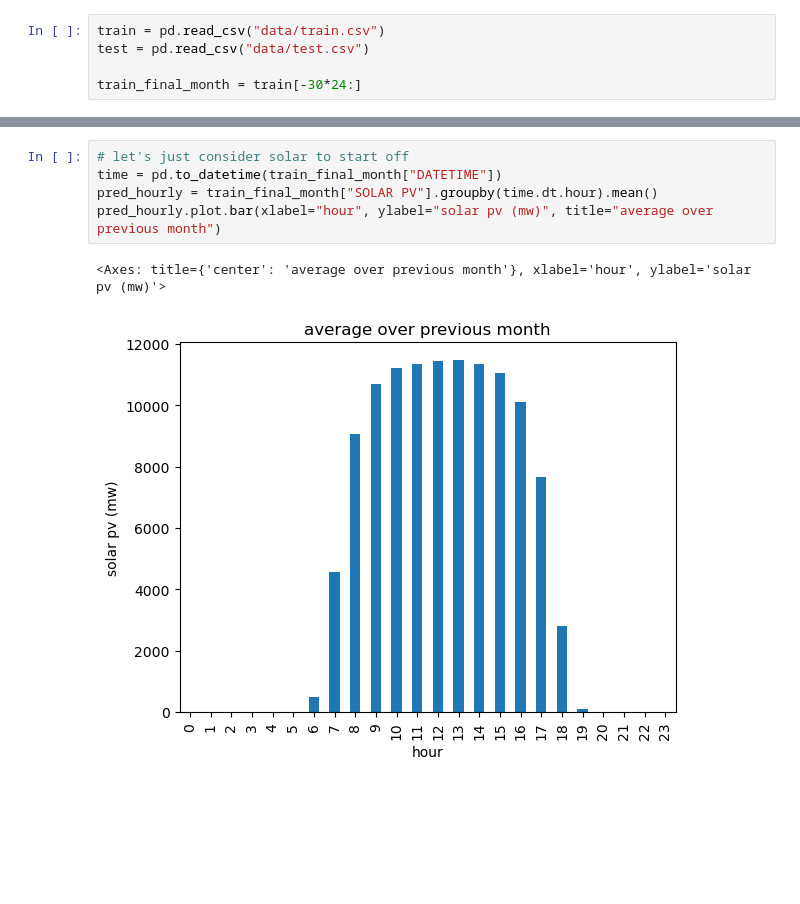
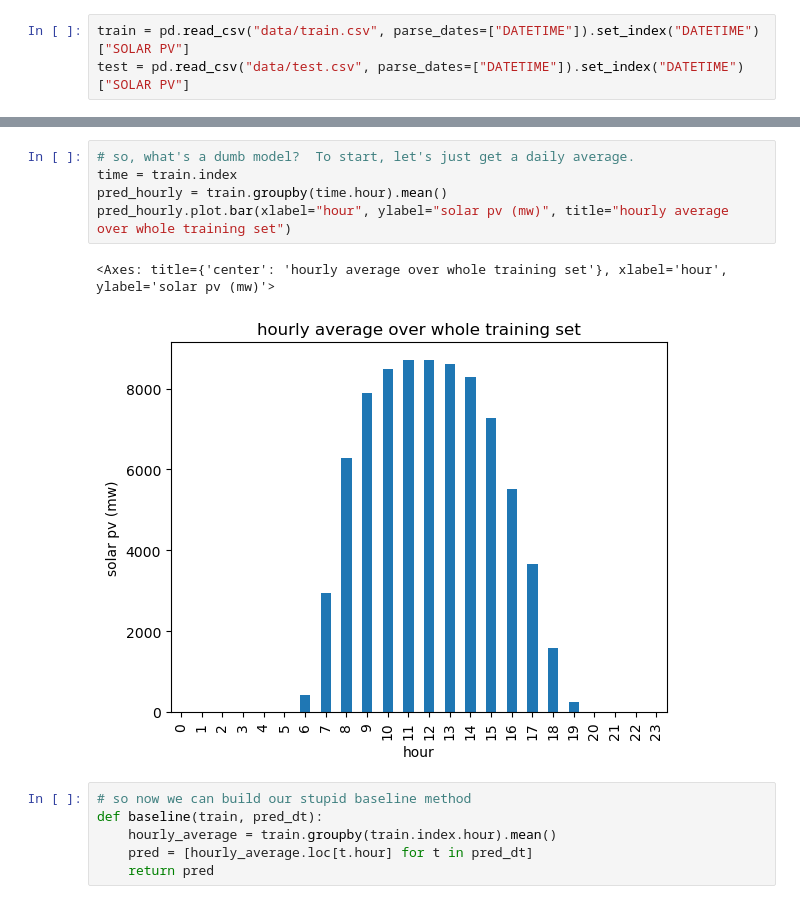
Before and after one commit to dklink/electricity_forecasting, a Jupyter notebook: baselines.ipynb, the cells around one changed output, grey strips where cells are left out. Cells and saved outputs as stored; diff of their text form; blank space fills up the shorter version.

Commit message:
introduced some baseline methods, plotted residuals and compared MAEs

```diff
--- a/baselines.ipynb
+++ b/baselines.ipynb
@@ -3,6 +4,4 @@ import pandas as pd
 # %%
-train = pd.read_csv("data/train.csv")
-test = pd.read_csv("data/test.csv")
-
-train_final_month = train[-30*24:]
+train = pd.read_csv("data/train.csv", parse_dates=["DATETIME"]).set_index("DATETIME")["SOLAR PV"]
+test = pd.read_csv("data/test.csv", parse_dates=["DATETIME"]).set_index("DATETIME")["SOLAR PV"]
 # %%
@@ -18,8 +17,14 @@ train_final_month["SOLAR PV"].plot(x="DATETIME", ylabel="SOLAR PV (MW)", rot=30)
 # %%
-# let's just consider solar to start off
-time = pd.to_datetime(train_final_month["DATETIME"])
-pred_hourly = train_final_month["SOLAR PV"].groupby(time.dt.hour).mean()
-pred_hourly.plot.bar(xlabel="hour", ylabel="solar pv (mw)", title="average over previous month")
+# so, what's a dumb model?  To start, let's just get a daily average.
+time = train.index
+pred_hourly = train.groupby(time.hour).mean()
+pred_hourly.plot.bar(xlabel="hour", ylabel="solar pv (mw)", title="hourly average over whole training set")
 # %% [output]
-<Axes: title={'center': 'average over previous month'}, xlabel='hour', ylabel='solar pv (mw)'>
+<Axes: title={'center': 'hourly average over whole training set'}, xlabel='hour', ylabel='solar pv (mw)'>
-[figure, old version]
+[figure, new version]
+# %%
+# so now we can build our stupid baseline method
+def baseline(train, pred_dt):
+    hourly_average = train.groupby(train.index.hour).mean()
+    pred = [hourly_average.loc[t.hour] for t in pred_dt]
+    return pred
```
Also changed, not shown: parts of 12 cells of this notebook, 1 other file.
